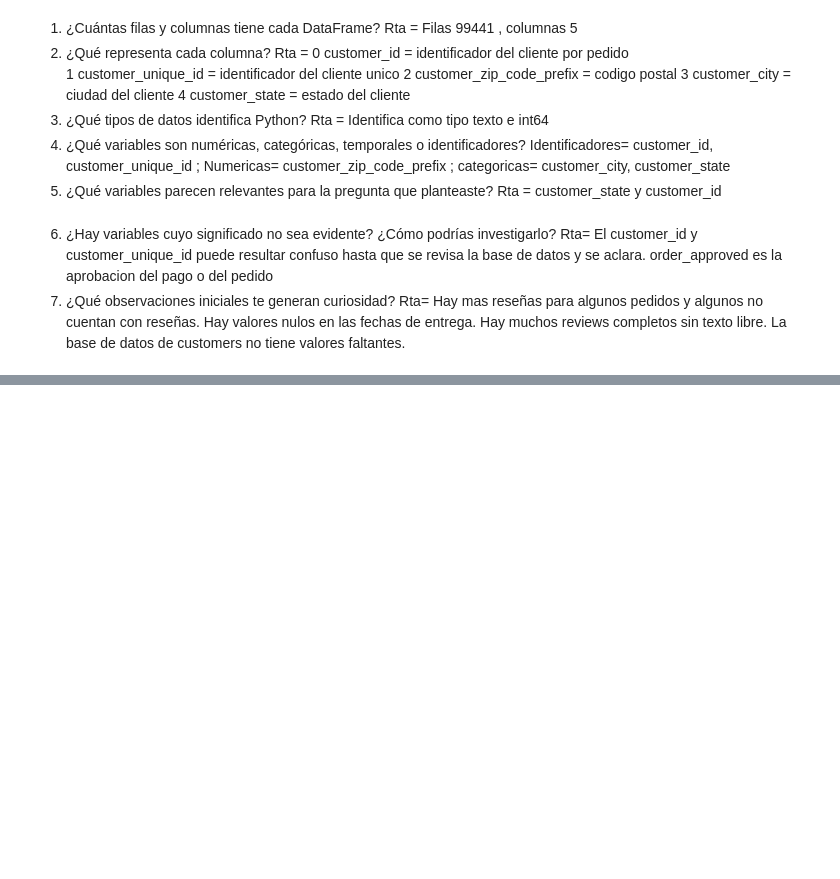
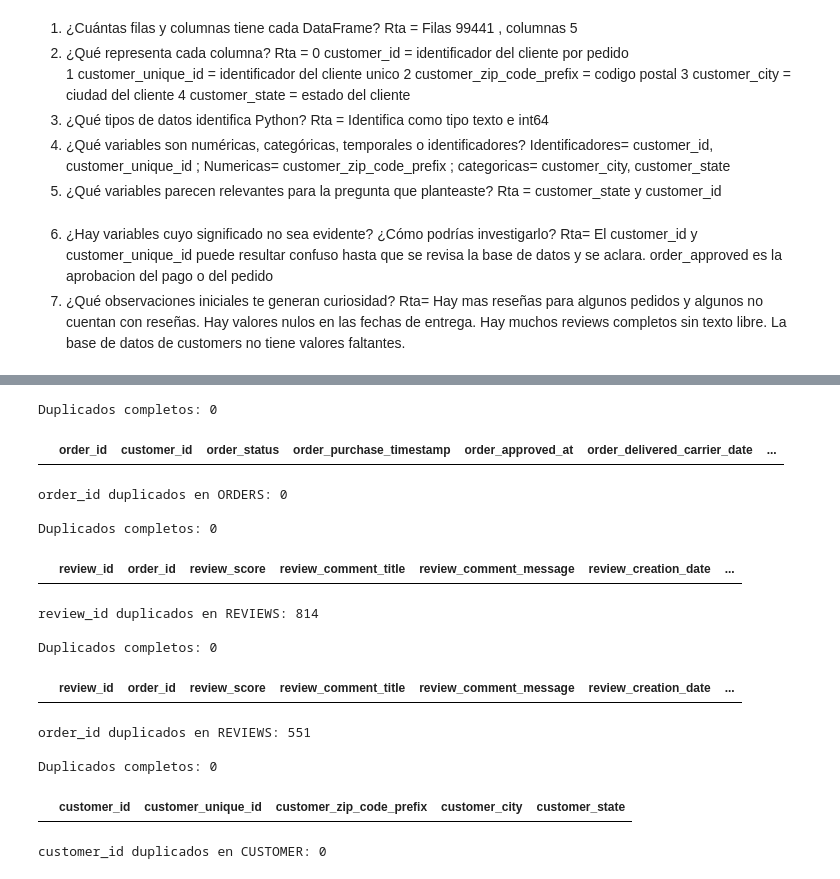
Before and after one commit to maria-romerol/Entregables-BIT-MariaRomero, a Jupyter notebook: Entregables/Actividad 3 Entregable/Entregable3.ipynb, the cells around one changed output, grey strips where cells are left out. Saved outputs shown, nothing was run; the diff lists cells and outputs as text; code cells hidden in the pictures; blank space fills up the shorter version.

```diff
--- a/Entregables/Actividad 3 Entregable/Entregable3.ipynb
+++ b/Entregables/Actividad 3 Entregable/Entregable3.ipynb
@@ -524,0 +646,57 @@ Imagina que tienes una tabla de pedidos y otra de clientes.
+# %%
+# Escribe aquí el código para investigar duplicados.
+print("Duplicados completos:", orders.duplicated().sum())
+display(
+    orders[orders.duplicated(keep=False)]
+    .sort_values("order_id")
+)
+print(
+    "order_id duplicados en ORDERS:",
+    orders["order_id"].duplicated().sum()
+)
+
+print("\nDuplicados completos:", reviews.duplicated().sum())
+display(
+    reviews[reviews.duplicated(keep=False)]
+    .sort_values("review_id")
+)
+print(
+    "review_id duplicados en REVIEWS:",
+    reviews["review_id"].duplicated().sum()
+)
+
+print("\nDuplicados completos:", reviews.duplicated().sum())
+display(
+    reviews[reviews.duplicated(keep=False)]
+    .sort_values("order_id")
+)
+print(
+    "order_id duplicados en REVIEWS:",
+    reviews["order_id"].duplicated().sum()
+)
+
+print("\nDuplicados completos:", customers.duplicated().sum())
+display(
+    customers[customers.duplicated(keep=False)]
+    .sort_values("customer_id")
+)
+print(
+    "customer_id duplicados en CUSTOMER:",
+    customers["customer_id"].duplicated().sum()
+)
+# %% [output]
+Duplicados completos: 0
+|  | order_id | customer_id | order_status | order_purchase_timestamp | order_approved_at | order_delivered_carrier_date | ... |
+order_id duplicados en ORDERS: 0
+
+Duplicados completos: 0
+|  | review_id | order_id | review_score | review_comment_title | review_comment_message | review_creation_date | ... |
+review_id duplicados en REVIEWS: 814
+
+Duplicados completos: 0
+|  | review_id | order_id | review_score | review_comment_title | review_comment_message | review_creation_date | ... |
+order_id duplicados en REVIEWS: 551
+
+Duplicados completos: 0
+|  | customer_id | customer_unique_id | customer_zip_code_prefix | customer_city | customer_state |
+customer_id duplicados en CUSTOMER: 0
```
Also changed, not shown: parts of 16 cells of this notebook.
